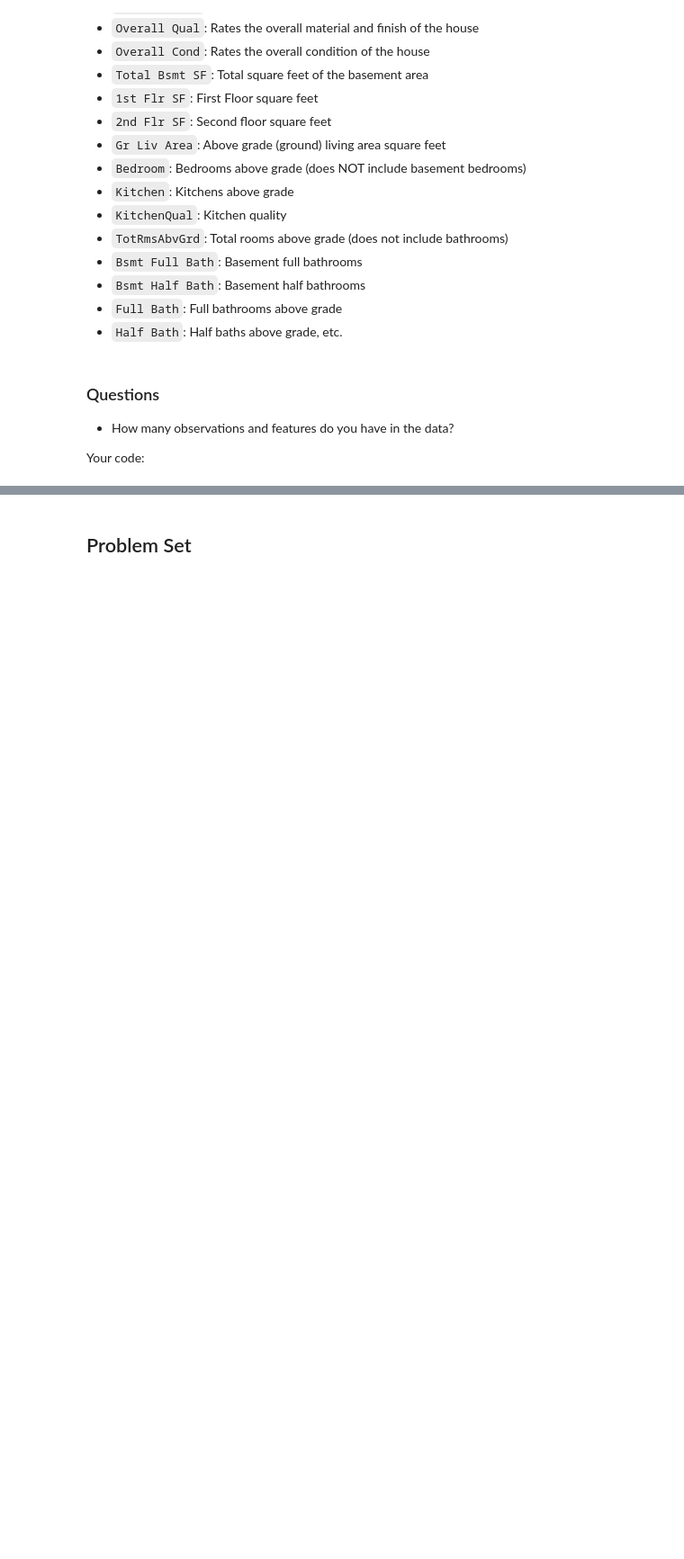
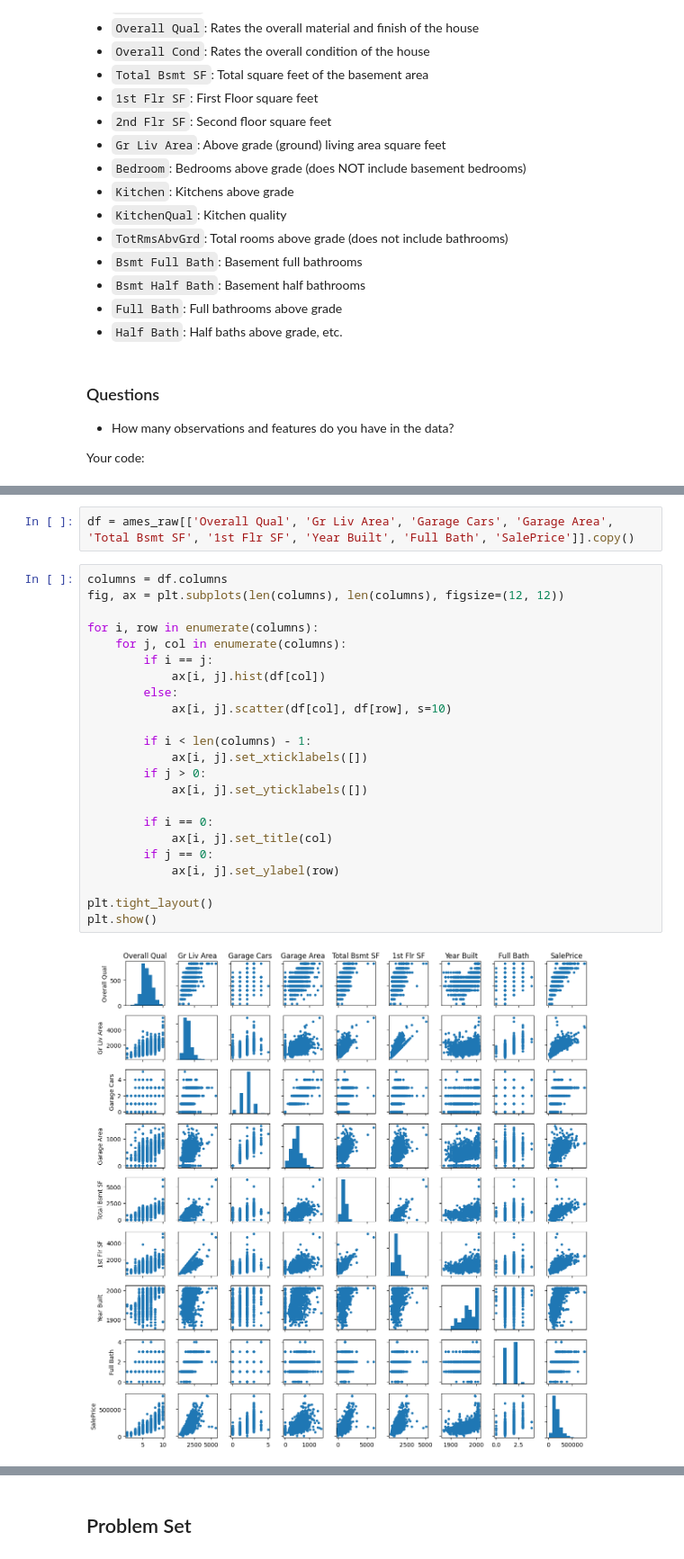
Before and after one commit to BU-MSSP-Classroom/MA679_Spring2024_00_statistical_learning-ChenTaHung, a Jupyter notebook: Ch02_Application_SL_Python.ipynb, the cells around one changed output, grey strips where cells are left out. Shown: that part at 90% size. Cells and saved outputs as stored; diff of their text form; blank space fills up the shorter version.

```diff
--- a/Ch02_Application_SL_Python.ipynb
+++ b/Ch02_Application_SL_Python.ipynb
@@ -73,3 +89,30 @@ Your code:
+# %%
+df = ames_raw[['Overall Qual', 'Gr Liv Area', 'Garage Cars', 'Garage Area', 'Total Bsmt SF', '1st Flr SF', 'Year Built', 'Full Bath', 'SalePrice']].copy()
+# %%
+columns = df.columns
+fig, ax = plt.subplots(len(columns), len(columns), figsize=(12, 12))
+
+for i, row in enumerate(columns):
+    for j, col in enumerate(columns):
+        if i == j:
+            ax[i, j].hist(df[col])
+        else:
+            ax[i, j].scatter(df[col], df[row], s=10)
+
+        if i < len(columns) - 1:
+            ax[i, j].set_xticklabels([])
+        if j > 0:
+            ax[i, j].set_yticklabels([])
+
+        if i == 0:
+            ax[i, j].set_title(col)
+        if j == 0:
+            ax[i, j].set_ylabel(row)
+
+plt.tight_layout()
+plt.show()
+# %% [output]
+[figure, added]
 # %% [markdown]
 Your answer:
 
```
Also changed, not shown: parts of 22 cells of this notebook, 6 other files.
